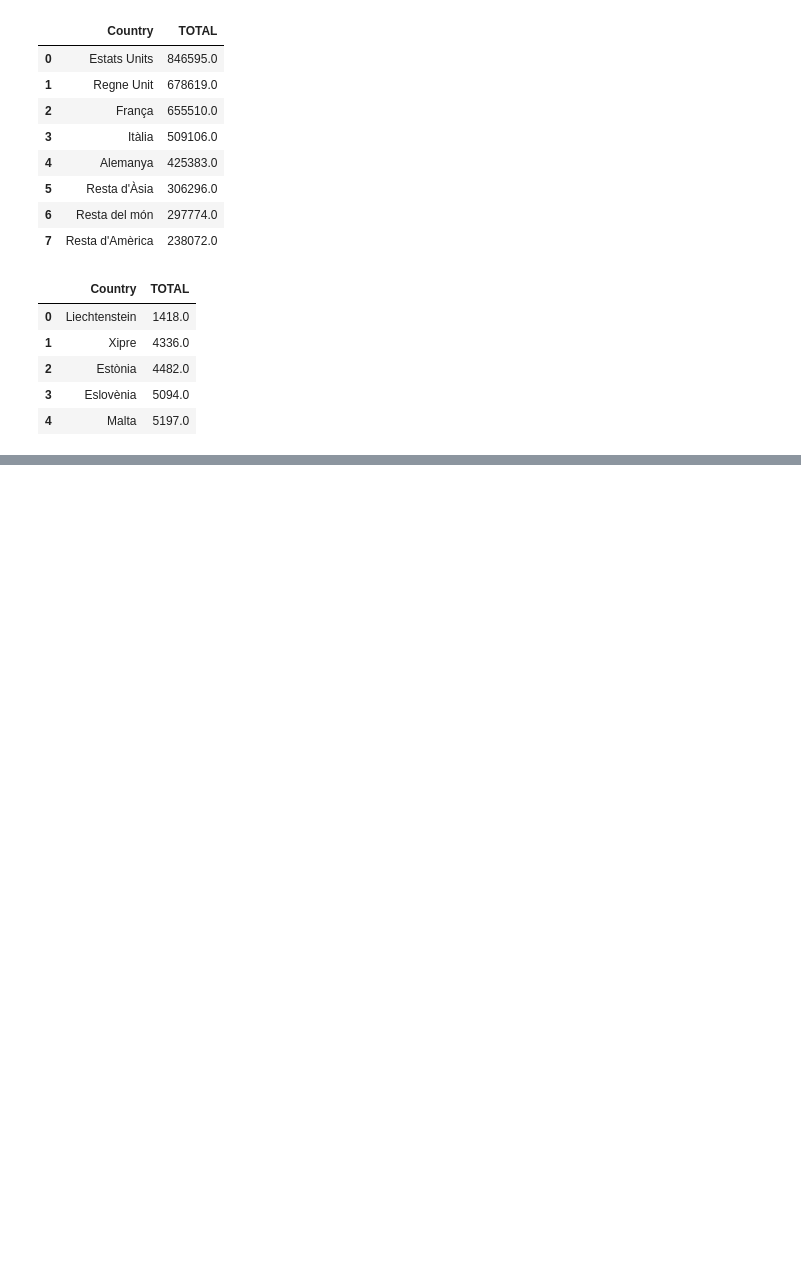
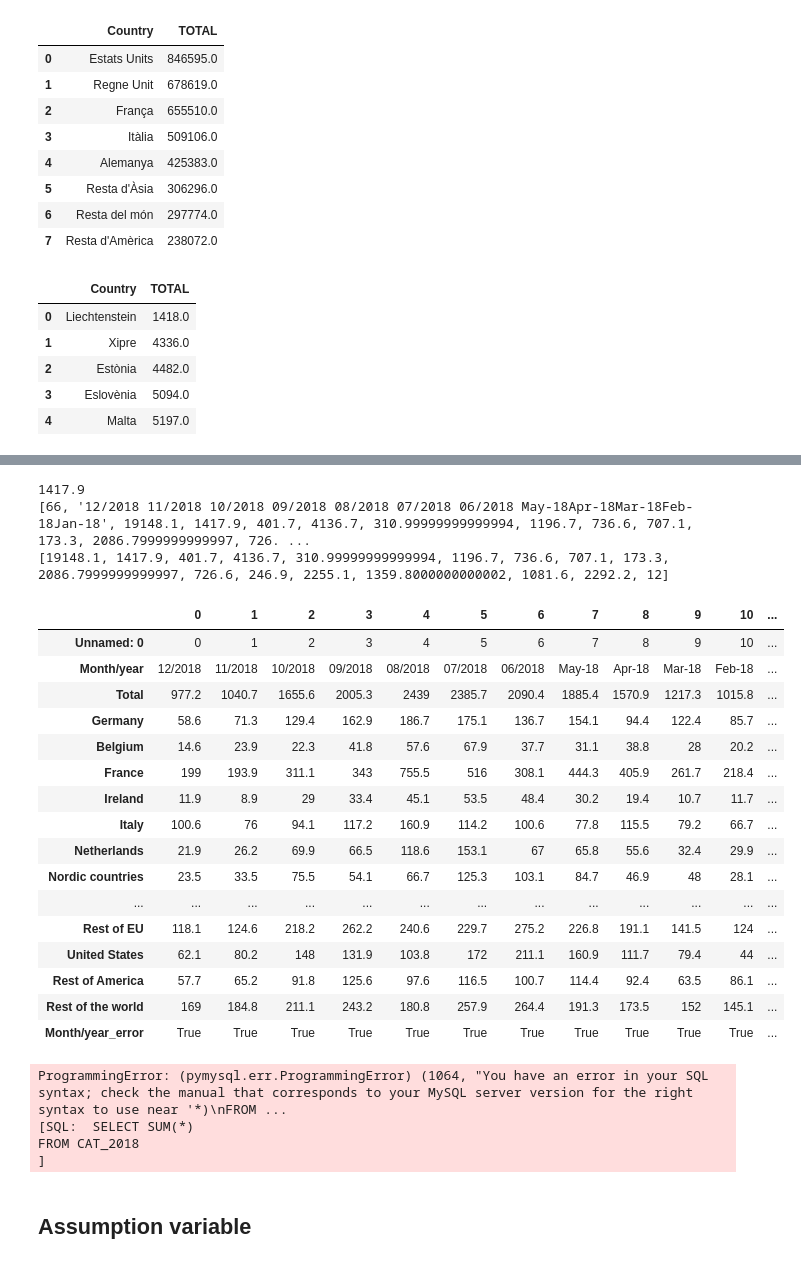
Before and after one commit to FHnt97/Project-Week-2-Barcelona, a Jupyter notebook: your-project/Query.ipynb, the cells around one changed output, grey strips where cells are left out. Drawn from its saved outputs; the diff is of its cells as text; code cells hidden in the pictures; blank space fills up the shorter version.

```diff
--- a/your-project/Query.ipynb
+++ b/your-project/Query.ipynb
@@ -66,0 +69,3 @@ pd.read_sql(query, engine)
+# %%
+CAT = pd.read_csv(".\clean_datasets\CAT_TOTAL_CLEAN.csv")
+CAT.head()
@@ -66,0 +81,10 @@ pd.read_sql(query, engine)
+# %%
+CAT["Month/year_error"] = CAT["Month/year"].apply(lambda x: "18" in x)
+CAT.head()
+CAT_2018 = CAT[CAT["Month/year_error"]==True]
+
+
+CAT_2018["Month/year_corrected"] = CAT_2018["Month/year"].apply(lambda x = x.replace(r'18^', "18"))
+
+
+CAT_2018.to_csv("CAT_2018.csv")
@@ -66,0 +95,45 @@ pd.read_sql(query, engine)
+# %%
+totalg = CAT_2018["Germany"].sum()
+print (totalg)
+
+totals =[]
+for i in CAT_2018:
+    totals.append(int(CAT_2018[i].sum()))
+print(totals)
+
+total_values = totals[2:]
+
+counry =
+# %% [output]
+1417.9
+[66, '12/2018 11/2018 10/2018 09/2018 08/2018 07/2018 06/2018 May-18Apr-18Mar-18Feb-18Jan-18', 19148.1, 1417.9, 401.7, 4136.7, 310.99999999999994, 1196.7, 736.6, 707.1, 173.3, 2086.7999999999997, 726. ...
+[19148.1, 1417.9, 401.7, 4136.7, 310.99999999999994, 1196.7, 736.6, 707.1, 173.3, 2086.7999999999997, 726.6, 246.9, 2255.1, 1359.8000000000002, 1081.6, 2292.2, 12]
+# %%
+CAT_2018.transpose()
+# %% [output]
+|  | 0 | 1 | 2 | 3 | 4 | 5 | 6 | 7 | 8 | 9 | 10 | ... |
+| Unnamed: 0 | 0 | 1 | 2 | 3 | 4 | 5 | 6 | 7 | 8 | 9 | 10 | ... |
+| Month/year | 12/2018 | 11/2018 | 10/2018 | 09/2018 | 08/2018 | 07/2018 | 06/2018 | May-18 | Apr-18 | Mar-18 | Feb-18 | ... |
+| Total | 977.2 | 1040.7 | 1655.6 | 2005.3 | 2439 | 2385.7 | 2090.4 | 1885.4 | 1570.9 | 1217.3 | 1015.8 | ... |
+| Germany | 58.6 | 71.3 | 129.4 | 162.9 | 186.7 | 175.1 | 136.7 | 154.1 | 94.4 | 122.4 | 85.7 | ... |
+| Belgium | 14.6 | 23.9 | 22.3 | 41.8 | 57.6 | 67.9 | 37.7 | 31.1 | 38.8 | 28 | 20.2 | ... |
+| France | 199 | 193.9 | 311.1 | 343 | 755.5 | 516 | 308.1 | 444.3 | 405.9 | 261.7 | 218.4 | ... |
+| Ireland | 11.9 | 8.9 | 29 | 33.4 | 45.1 | 53.5 | 48.4 | 30.2 | 19.4 | 10.7 | 11.7 | ... |
+| Italy | 100.6 | 76 | 94.1 | 117.2 | 160.9 | 114.2 | 100.6 | 77.8 | 115.5 | 79.2 | 66.7 | ... |
+| Netherlands | 21.9 | 26.2 | 69.9 | 66.5 | 118.6 | 153.1 | 67 | 65.8 | 55.6 | 32.4 | 29.9 | ... |
+| Nordic countries | 23.5 | 33.5 | 75.5 | 54.1 | 66.7 | 125.3 | 103.1 | 84.7 | 46.9 | 48 | 28.1 | ... |
+| ... | ... | ... | ... | ... | ... | ... | ... | ... | ... | ... | ... | ... |
+| Rest of EU | 118.1 | 124.6 | 218.2 | 262.2 | 240.6 | 229.7 | 275.2 | 226.8 | 191.1 | 141.5 | 124 | ... |
+| United States | 62.1 | 80.2 | 148 | 131.9 | 103.8 | 172 | 211.1 | 160.9 | 111.7 | 79.4 | 44 | ... |
+| Rest of America | 57.7 | 65.2 | 91.8 | 125.6 | 97.6 | 116.5 | 100.7 | 114.4 | 92.4 | 63.5 | 86.1 | ... |
+| Rest of the world | 169 | 184.8 | 211.1 | 243.2 | 180.8 | 257.9 | 264.4 | 191.3 | 173.5 | 152 | 145.1 | ... |
+| Month/year_error | True | True | True | True | True | True | True | True | True | True | True | ... |
+# %%
+pd.read_sql(query, engine)
+# %% [output]
+ProgrammingError: (pymysql.err.ProgrammingError) (1064, "You have an error in your SQL syntax; check the manual that corresponds to your MySQL server version for the right syntax to use near '*)\nFROM ...
+[SQL:  SELECT SUM(*)
+FROM CAT_2018
+]
+# %% [markdown]
+## Assumption variable
```
Also changed, not shown: parts of 7 cells of this notebook, 2 other files.
